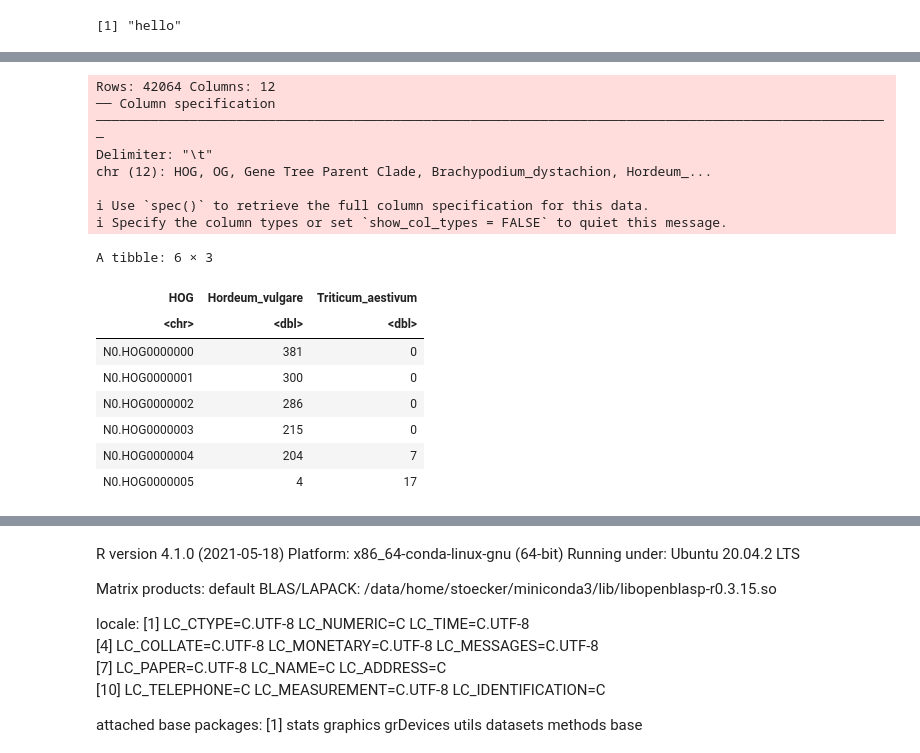
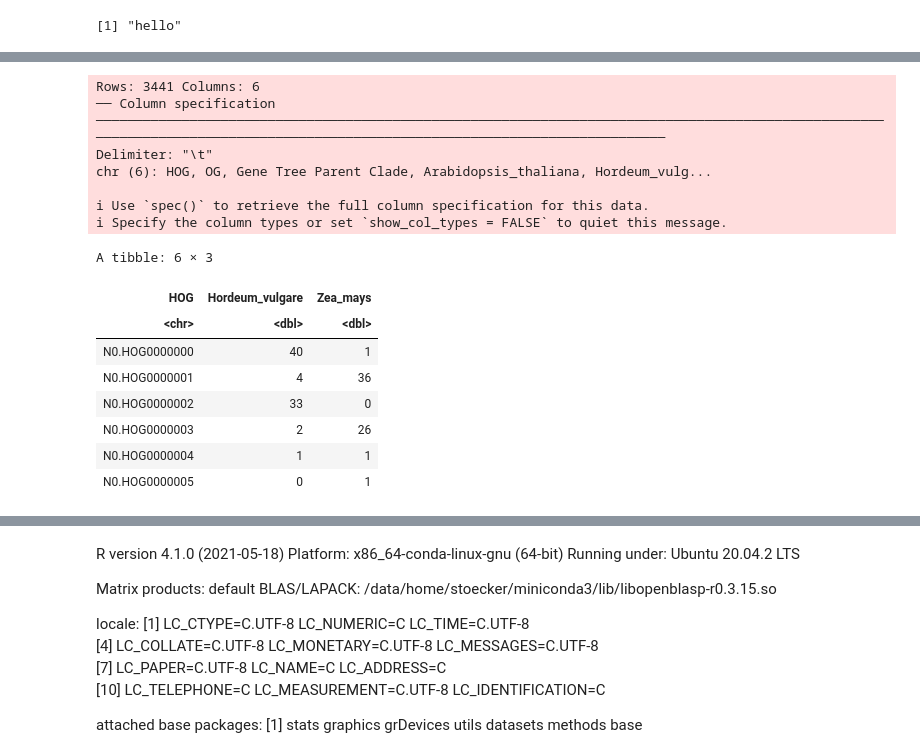
Before and after one commit to tgstoecker/A2TEA.Workflow, a Jupyter notebook: notebooks/R_expansion.ipynb, the cells around one changed output, grey strips where cells are left out. Drawn from its saved outputs; the diff is of its cells as text; code cells hidden in the pictures.

```diff
--- a/notebooks/R_expansion.ipynb
+++ b/notebooks/R_expansion.ipynb
@@ -51,5 +51,5 @@ name = "Expanded in barley compared to maize"
 #expanded_in = "Arabidopsis_thaliana"
 #compared_to = c("Zea_mays", "Hordeum_vulgare")
 expanded_in = "Hordeum_vulgare"
-compared_to = "Triticum_aestivum"
+compared_to = "Zea_mays"
 # %%
@@ -109,7 +109,7 @@ print("hello")
 #easiest and efficient way is to bind outside of the loop
 #do.call is a nice way rbind(bind_rows[[1]], bind_rows[[2]], ...)
 datalist = list()
-for (i in Sys.glob("../../orthofinder/search/*.txt")) {
+for (i in Sys.glob("../orthofinder/search/*.txt")) {
     datalist[[i]] <- readr::read_delim(file = i,
                                 delim = "\t",
                                 col_names = c(
@@ -203,7 +203,7 @@ orthogroups <- readr::read_delim(file = "../../orthofinder/final-results/Orthogr
 # %%
 #read-in Orthogroups.txt new!!
 #expanded OG_s also have to be computed based on this..
-ph_orthogroups <- readr::read_delim(file = "../../orthofinder/final-results/Phylogenetic_Hierarchical_Orthogroups/N0.tsv",
+ph_orthogroups <- readr::read_delim(file = "../orthofinder/final-results/Phylogenetic_Hierarchical_Orthogroups/N0.tsv",
                           delim = "\t",
 #                          col_names = c("HOG", "genes"),
 #                          col_types = c(
@@ -240,44 +240,44 @@ for (i in 1:nrow(ph_orthogroups)) {
             if (is.na(ph_orthogroups[i,][[j]]))
             {
                 test = 0
                 row <- c(row, test)
             }
             else
             {
                 test = length(unlist(strsplit(ph_orthogroups[i,][[j]], ",")))
                 row <- c(row, test)
             }
 }
     HOG_df[i,] <- row
 }
 
 HOG_tibble <- as_tibble(HOG_df)
 
 for (k in 1:length(all_species)) {
     o = all_species[k]
     HOG_tibble[[o]] <- as.numeric(HOG_tibble[[o]])
 }
 head(HOG_tibble)
 
 #create "copy" as HOG_tibble is currently modified in the upcoming step
 HOG_tibble_complete <- HOG_tibble
 # %% [output]
-Rows: 42064 Columns: 12
-── Column specification ──────────────────────────────────────────────────────────────────────────────────────────────────────
+Rows: 3441 Columns: 6
+── Column specification ──────────────────────────────────────────────────────────────────────────────────────────────────────────────────────────────────────────────────────────────────────────────
 Delimiter: "\t"
-chr (12): HOG, OG, Gene Tree Parent Clade, Brachypodium_dystachion, Hordeum_...
+chr (6): HOG, OG, Gene Tree Parent Clade, Arabidopsis_thaliana, Hordeum_vulg...
 
 ℹ Use `spec()` to retrieve the full column specification for this data.
 ℹ Specify the column types or set `show_col_types = FALSE` to quiet this message.
 A tibble: 6 × 3
-| HOG | Hordeum_vulgare | Triticum_aestivum |
+| HOG | Hordeum_vulgare | Zea_mays |
 | <chr> | <dbl> | <dbl> |
-| N0.HOG0000000 | 381 | 0 |
-| N0.HOG0000001 | 300 | 0 |
-| N0.HOG0000002 | 286 | 0 |
-| N0.HOG0000003 | 215 | 0 |
-| N0.HOG0000004 | 204 | 7 |
-| N0.HOG0000005 | 4 | 17 |
+| N0.HOG0000000 | 40 | 1 |
+| N0.HOG0000001 | 4 | 36 |
+| N0.HOG0000002 | 33 | 0 |
+| N0.HOG0000003 | 2 | 26 |
+| N0.HOG0000004 | 1 | 1 |
+| N0.HOG0000005 | 0 | 1 |
 # %%
 head(HOG_df)
 head(ph_orthogroups)
```
Also changed, not shown: parts of 19 cells of this notebook, 4 other files.
